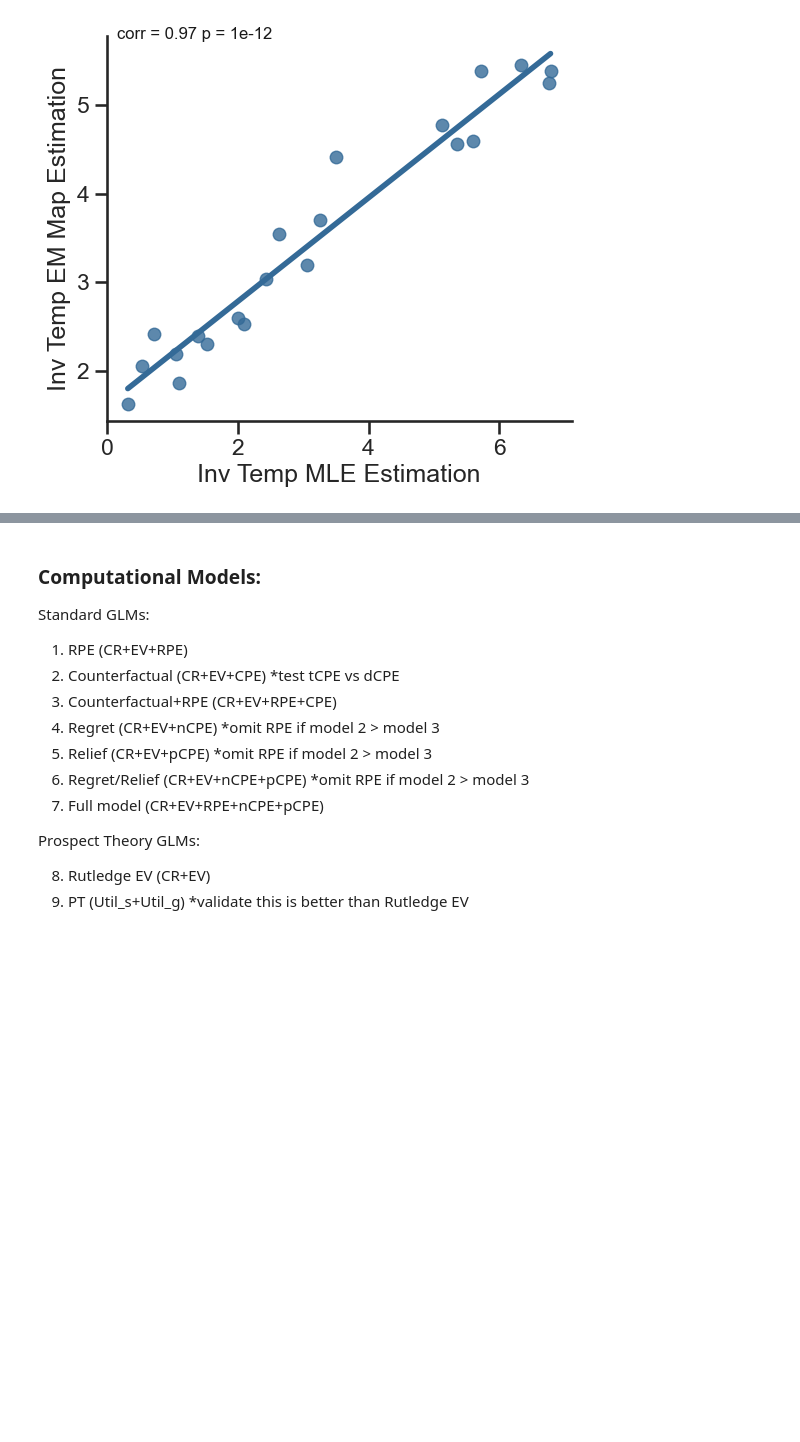
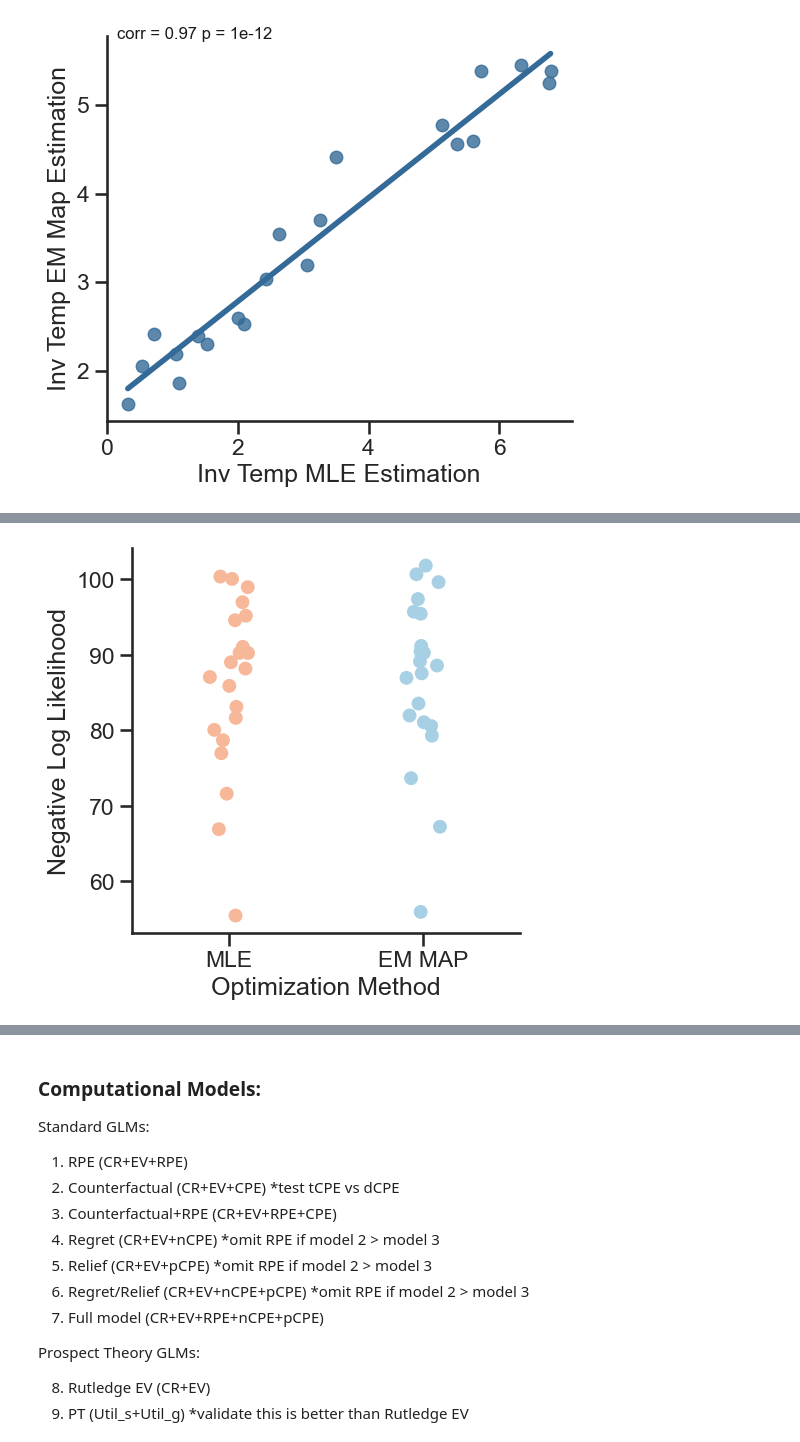
Before and after one commit to aliefink/swb_behav_models, a Jupyter notebook: scripts/swb_pt_GLMs.ipynb, the cells around one changed output, grey strips where cells are left out. Drawn from its saved outputs; the diff is of its cells as text; code cells hidden in the pictures; blank space fills up the shorter version.

Commit message:
Major bug fixes for swb glm modeling
- SWB GLM least squares optimization code rewritten *do not use old functions*

```diff
--- a/scripts/swb_pt_GLMs.ipynb
+++ b/scripts/swb_pt_GLMs.ipynb
@@ -798,0 +617,11 @@ def get_model_data_pt(subj_id,task_df,rate_df):
+# %%
+negll_mle_cat = ['MLE']*len(pt_params_df)
+negll_emmap_cat = ['EM MAP']*len(pt_params_df)
+negll_cat = negll_mle_cat + negll_emmap_cat
+
+negll_mle_data = list(pt_params_df.negll_mle) + list(pt_params_df.negll_emmap)
+# negll_mle_data
+
+
+negll_plot_data = pd.DataFrame({'negll':negll_mle_data,'method':negll_cat})
+negll_plot_data
@@ -798,0 +646,22 @@ def get_model_data_pt(subj_id,task_df,rate_df):
+# %%
+# negll comparisons
+    # heatmap - need to make grid of negll for risk & loss params -- later
+
+fig,ax = plt.subplots(figsize=(5,5))
+
+sns.stripplot(
+    data=negll_plot_data, x="method", y="negll",
+    alpha=1, legend=False, size=10, palette='RdBu'
+)
+
+plt.ylabel('Negative Log Likelihood')
+plt.xlabel('Optimization Method')
+sns.despine()
+
+
+plt.savefig(f'{fig_dir}negll_mle_emmap_{date}.pdf', dpi=500, format='pdf', metadata=None,
+bbox_inches='tight', pad_inches=0.2,
+facecolor='auto', edgecolor='auto',
+backend=None)
+# %% [output]
+[figure, added]
```
Also changed, not shown: parts of 32 cells of this notebook, 17 other files.
